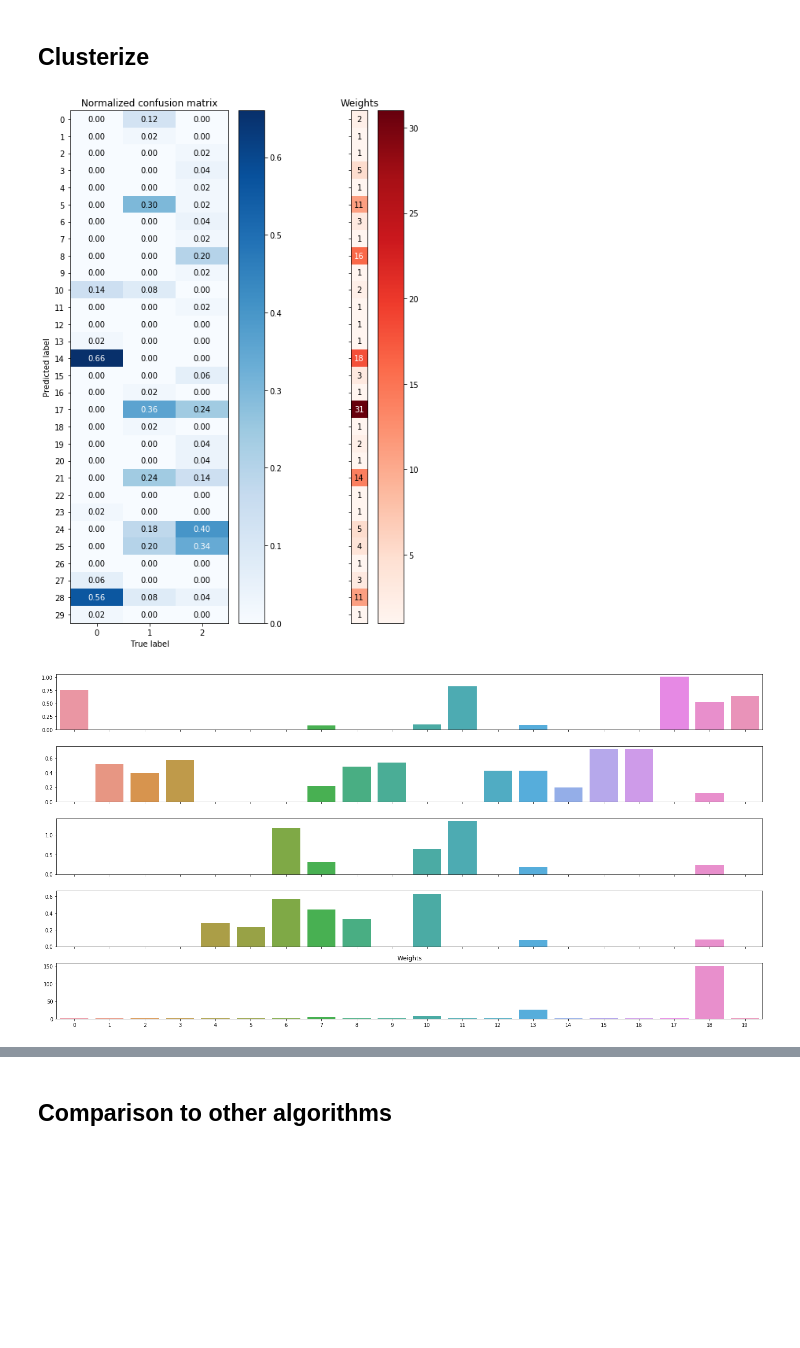
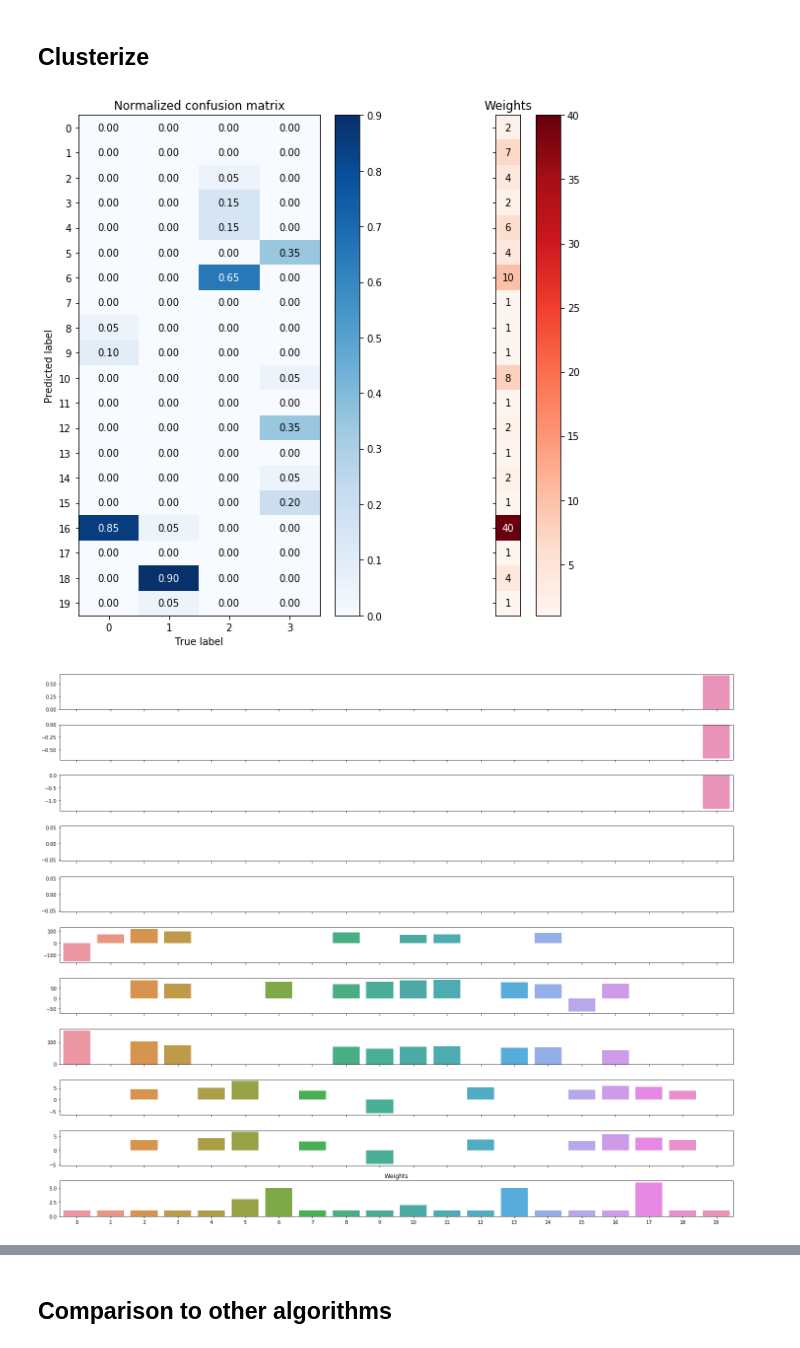
Before and after one commit to lashoun/contrast-learning, a Jupyter notebook: second_draft.ipynb, the cells around one changed output, grey strips where cells are left out. Saved outputs shown, nothing was run; the diff lists cells and outputs as text; code cells hidden in the pictures; blank space fills up the shorter version.

Commit message:
third draft with visualizations

```diff
--- a/second_draft.ipynb
+++ b/second_draft.ipynb
@@ -39,8 +26,8 @@ np.random.seed(1)
 ## Global variables and functions
 # %%
 # --- Information for generating dataset ---
-NB_FEATURES = 5
-NB_GROUPS = 5
+NB_FEATURES = 15
+NB_GROUPS = 10
 N = 300
 DOMAIN_LENGTH = 200
 DEV_MAX = 20
@@ -51,10 +38,11 @@ COLORS = ['r', 'g', 'b', 'y', 'c', 'm']
 #     \ DATASET_CLUSTER_COLUMN_INDEX, DATASET_DATA_COLUMNS_INDICES)
 METADATA = {
     'Cards': ('Cards', '.csv', 'data/', 1, (2, None)),
-    'Cards_truncated': ('Cards', '.csv', 'data/', 1, (2, 7))
+    'Cards_truncated': ('Cards', '.csv', 'data/', 1, (2, 7)),
+    'Zoo': ('zoo', '.csv', 'data/', 1, (2, None))
 }
 
-SHOULD_LOAD_DATASET = 2  # 0 to generate, 1 to load csv, 2 to load sklearn
+SHOULD_LOAD_DATASET = 1  # 0 to generate, 1 to load csv, 2 to load sklearn
 
 if SHOULD_LOAD_DATASET == 1:
     NAME = 'Cards'
@@ -473,35 +536,34 @@ manipulate_data(MANIPULATION_ROUNDS)
 # %%
 ca = ContrastAgent(cmemory_size=20,
                    eps=0.01,
                    maxi=1,
-                   memory_size=30,
+                   memory_size=20,
                    mini=1,
                    nb_closest=4,
-                   nb_winners=2,
+                   nb_winners=1,
                    update_method=2)
 
-NB_REPETITIONS = 5
+NB_REPETITIONS = 1
 SHUFFLE_DATA_ENABLED = 1
 for i in range(NB_REPETITIONS):
     if SHUFFLE_DATA_ENABLED:
         shuffled_data = shuffle(new_data)
         ca.feed_data_online(shuffled_data, 1)
     else:
         ca.feed_data_online(new_data, 1)
 
-def print_metrics(method="closest", nb_winners=4, tolerance=2.5, nb_print=20):
+def print_metrics(d, ctrue, method="closest", nb_winners=4, tolerance=2.5, nb_print=20):
     """
     nb_winners only relevant for method "closest"
     tolerance only relevant for method "all"
     """
-    ca.print_confusion_matrix(new_data, clusters_true2, method=method,
+    ca.print_confusion_matrix(d, ctrue, method=method,
                               nb_winners=nb_winners, tolerance=tolerance)
-    ca.print_contrasts(nb_print=nb_print)
+    ca.print_contrasts(nb_print=nb_print, should_sort=False)
 
 
 PRINT_METRICS_DEFINED = True
-print_metrics(method="closest", nb_winners=2)
-# print_metrics(method="all", tolerance=2)
+print_metrics(new_data, clusters_true2, method="closest", nb_winners=1, tolerance=2.5)
 # %% [output]
-[figure, old version]
+[figure, new version]
-[figure, old version]
+[figure, new version]
```
Also changed, not shown: parts of 12 cells of this notebook, 3 other files.
